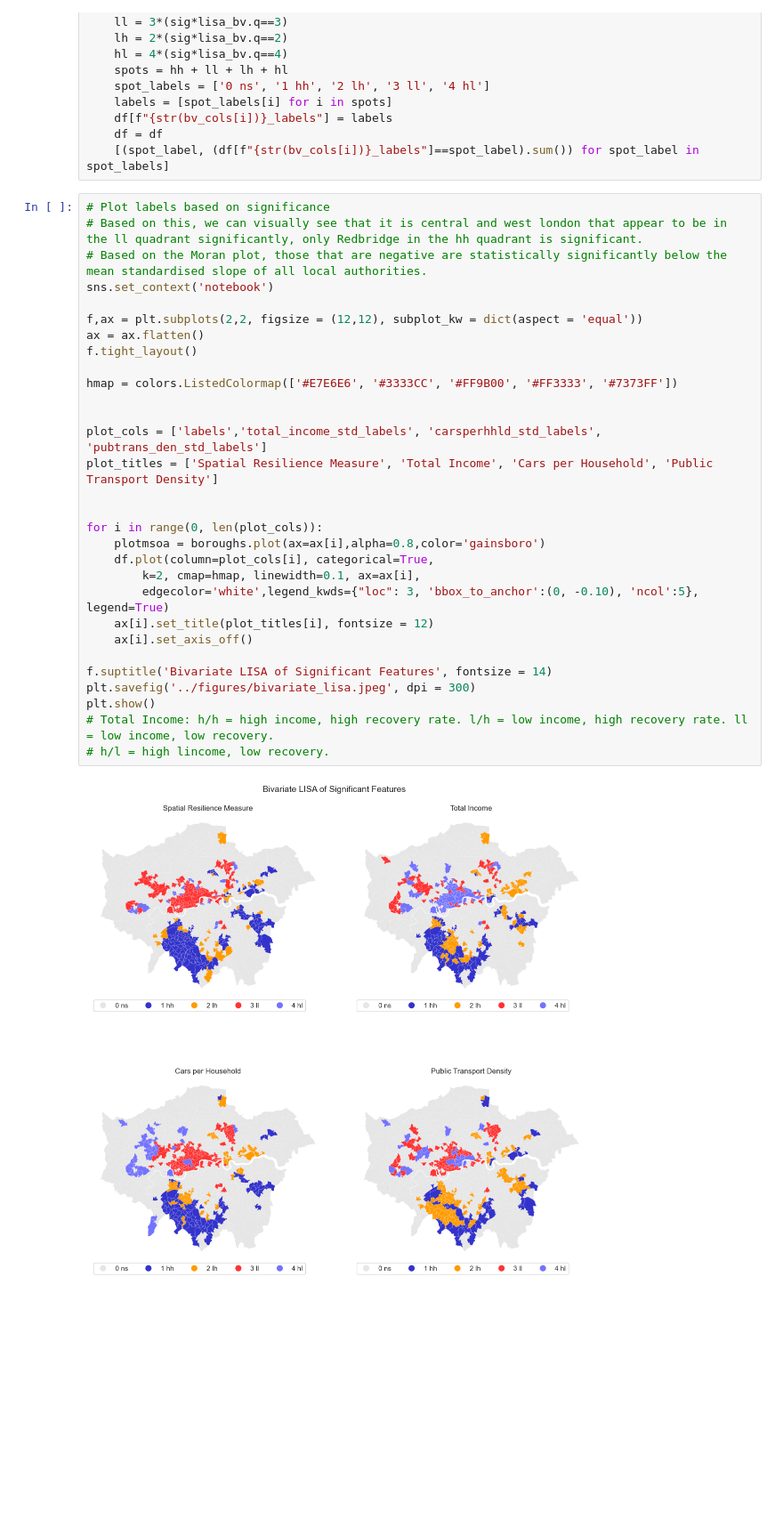
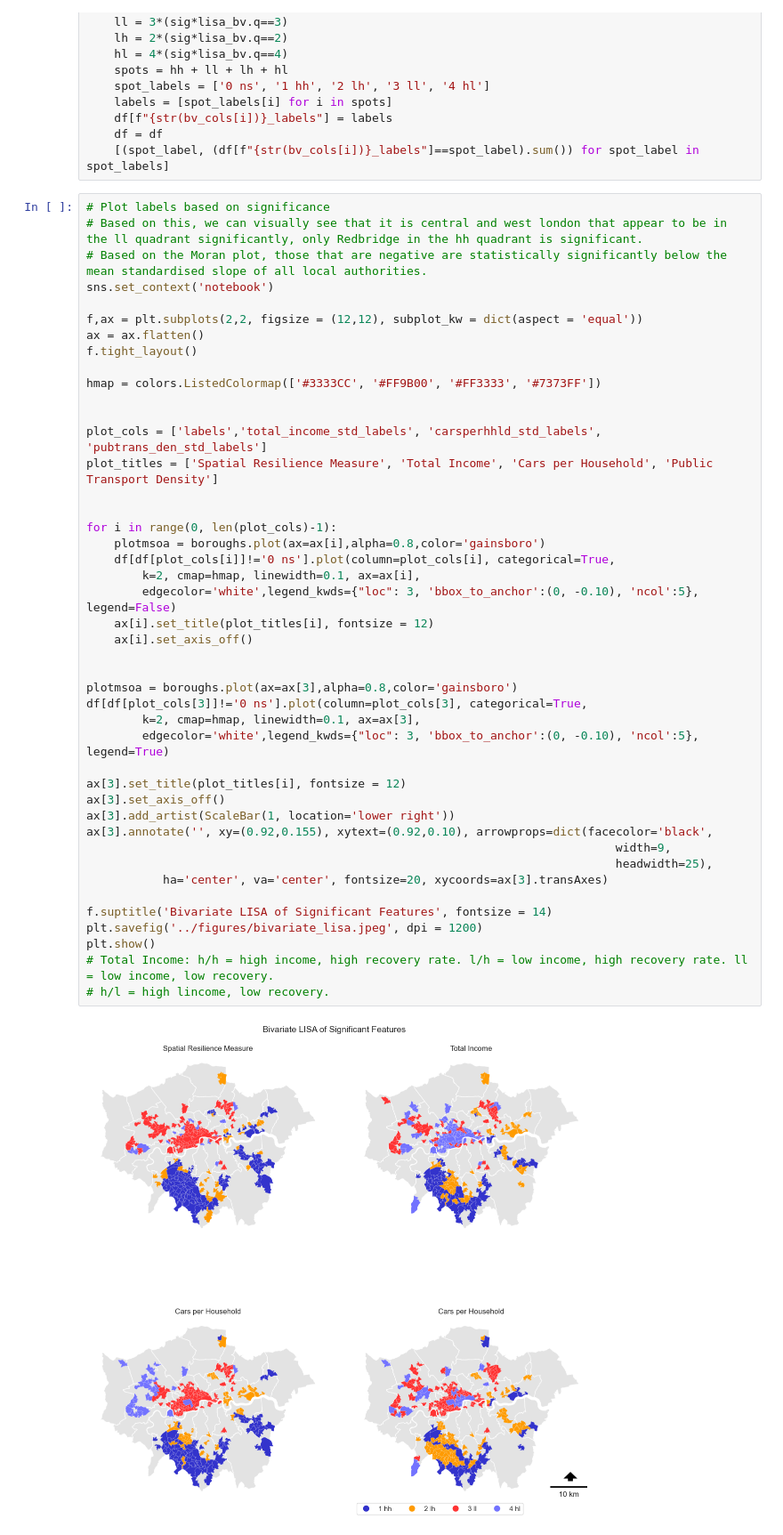
Before and after one commit to divyasharma-git/spatial-resilience, a Jupyter notebook: 02-spatialregression.ipynb, the cells around one changed output. Shown at 89% size. Saved outputs shown, nothing was run; the diff lists cells and outputs as text; blank space fills up the shorter version.

```diff
--- a/02-spatialregression.ipynb
+++ b/02-spatialregression.ipynb
@@ -721,32 +729,46 @@ for i in range(0, len(bv_cols)):
 # %%
 # Plot labels based on significance
 # Based on this, we can visually see that it is central and west london that appear to be in the ll quadrant significantly, only Redbridge in the hh quadrant is significant.
 # Based on the Moran plot, those that are negative are statistically significantly below the mean standardised slope of all local authorities.
 sns.set_context('notebook')
 
 f,ax = plt.subplots(2,2, figsize = (12,12), subplot_kw = dict(aspect = 'equal'))
 ax = ax.flatten()
 f.tight_layout()
 
-hmap = colors.ListedColormap(['#E7E6E6', '#3333CC', '#FF9B00', '#FF3333', '#7373FF'])
+hmap = colors.ListedColormap(['#3333CC', '#FF9B00', '#FF3333', '#7373FF'])
 
 
 plot_cols = ['labels','total_income_std_labels', 'carsperhhld_std_labels', 'pubtrans_den_std_labels']
 plot_titles = ['Spatial Resilience Measure', 'Total Income', 'Cars per Household', 'Public Transport Density']
 
 
-for i in range(0, len(plot_cols)):
+for i in range(0, len(plot_cols)-1):
     plotmsoa = boroughs.plot(ax=ax[i],alpha=0.8,color='gainsboro')
-    df.plot(column=plot_cols[i], categorical=True,
+    df[df[plot_cols[i]]!='0 ns'].plot(column=plot_cols[i], categorical=True,
         k=2, cmap=hmap, linewidth=0.1, ax=ax[i],
-        edgecolor='white',legend_kwds={"loc": 3, 'bbox_to_anchor':(0, -0.10), 'ncol':5}, legend=True)
+        edgecolor='white',legend_kwds={"loc": 3, 'bbox_to_anchor':(0, -0.10), 'ncol':5}, legend=False)
     ax[i].set_title(plot_titles[i], fontsize = 12)
     ax[i].set_axis_off()
 
+
+plotmsoa = boroughs.plot(ax=ax[3],alpha=0.8,color='gainsboro')
+df[df[plot_cols[3]]!='0 ns'].plot(column=plot_cols[3], categorical=True,
+        k=2, cmap=hmap, linewidth=0.1, ax=ax[3],
+        edgecolor='white',legend_kwds={"loc": 3, 'bbox_to_anchor':(0, -0.10), 'ncol':5}, legend=True)
+
+ax[3].set_title(plot_titles[i], fontsize = 12)
+ax[3].set_axis_off()
+ax[3].add_artist(ScaleBar(1, location='lower right'))
+ax[3].annotate('', xy=(0.92,0.155), xytext=(0.92,0.10), arrowprops=dict(facecolor='black',
+                                                                            width=9,
+                                                                            headwidth=25),
+           ha='center', va='center', fontsize=20, xycoords=ax[3].transAxes)
+
 f.suptitle('Bivariate LISA of Significant Features', fontsize = 14)
-plt.savefig('../figures/bivariate_lisa.jpeg', dpi = 300)
+plt.savefig('../figures/bivariate_lisa.jpeg', dpi = 1200)
 plt.show()
 # Total Income: h/h = high income, high recovery rate. l/h = low income, high recovery rate. ll = low income, low recovery.
 # h/l = high lincome, low recovery.
 # %% [output]
-[figure, old version]
+[figure, new version]
```
Also changed, not shown: parts of 7 cells of this notebook, 1 other file.
